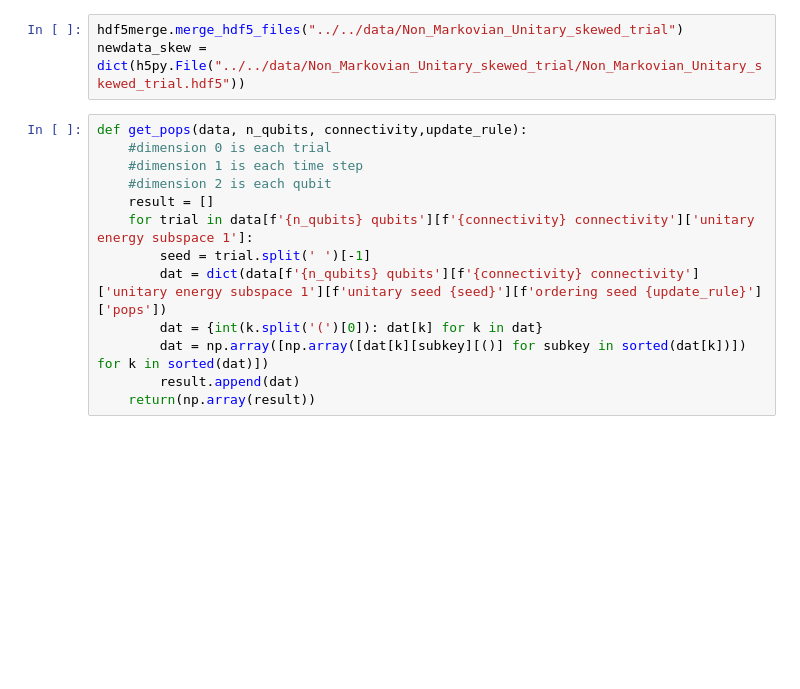
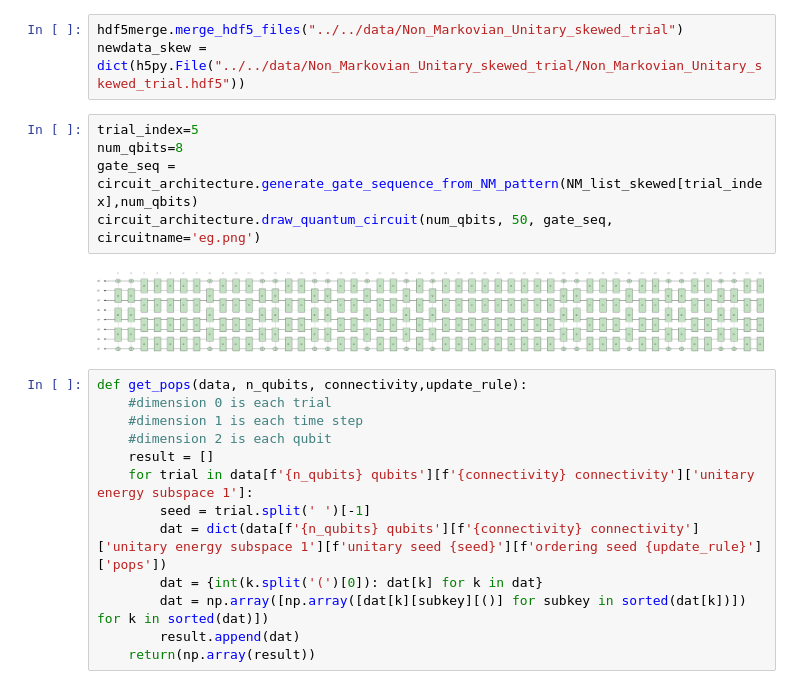
Before and after one commit to UnnatiAkhouri/QuNet, a Jupyter notebook: QuNet_bootcamp_2025/Session_7/NM_evolution.ipynb, the cells around one changed output. Cells and saved outputs as stored; diff of their text form; blank space fills up the shorter version.

Commit message:
Added function to plot q circuit based on letter in NM list

```diff
--- a/QuNet_bootcamp_2025/Session_7/NM_evolution.ipynb
+++ b/QuNet_bootcamp_2025/Session_7/NM_evolution.ipynb
@@ -66,6 +70,13 @@ simulation complete, extracting and saving data to : ../../data/Non_Markovian_Un
 # %%
 hdf5merge.merge_hdf5_files("../../data/Non_Markovian_Unitary_skewed_trial")
 newdata_skew = dict(h5py.File("../../data/Non_Markovian_Unitary_skewed_trial/Non_Markovian_Unitary_skewed_trial.hdf5"))
+# %%
+trial_index=5
+num_qbits=8
+gate_seq = circuit_architecture.generate_gate_sequence_from_NM_pattern(NM_list_skewed[trial_index],num_qbits)
+circuit_architecture.draw_quantum_circuit(num_qbits, 50, gate_seq, circuitname='eg.png')
+# %% [output]
+[figure, added]
 # %%
 def get_pops(data, n_qubits, connectivity,update_rule):
     #dimension 0 is each trial
```
Also changed, not shown: parts of 2 cells of this notebook, 1 other file.
